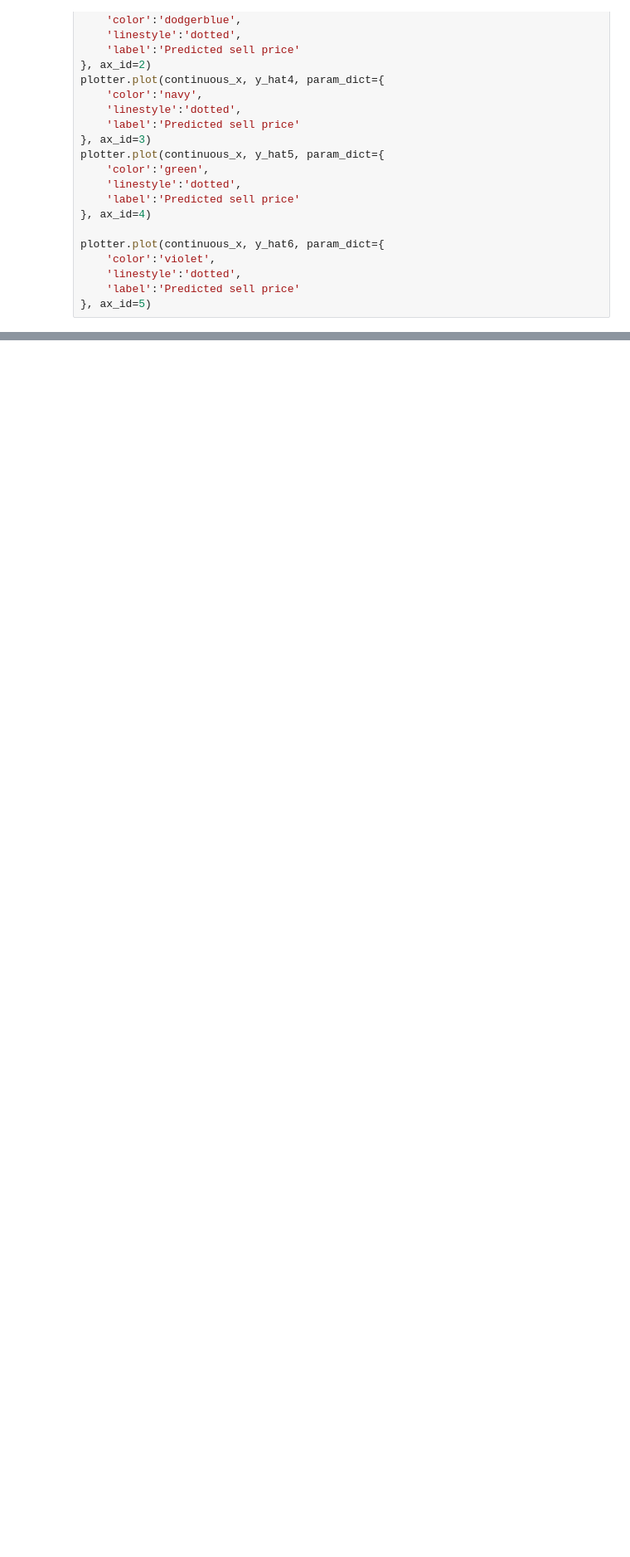
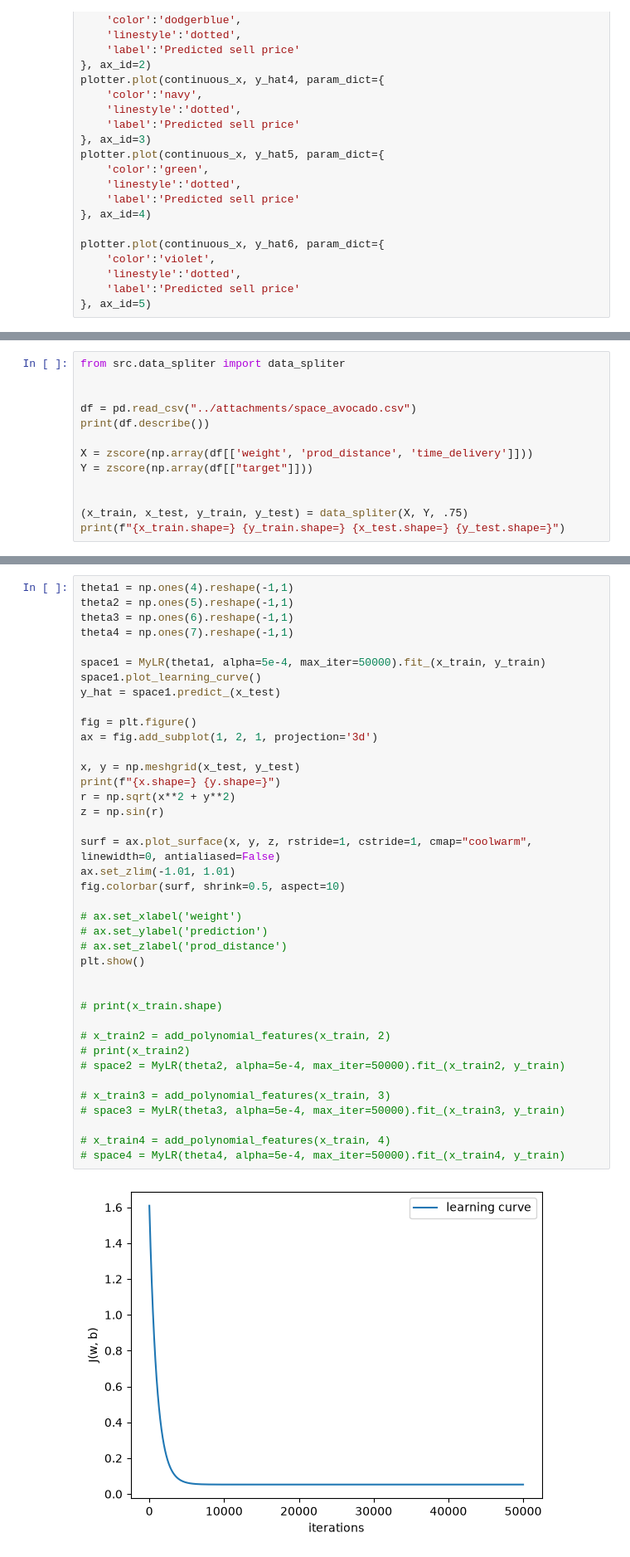
Before and after one commit to Pachiderms/bootcamp_ml, a Jupyter notebook: notebooks/notebook_module07.ipynb, the cells around one changed output, grey strips where cells are left out. Shown at 83% size. Cells and saved outputs as stored; diff of their text form; blank space fills up the shorter version.

```diff
--- a/notebooks/notebook_module07.ipynb
+++ b/notebooks/notebook_module07.ipynb
@@ -348,0 +347,13 @@ from src.data_spliter import data_spliter
+# %%
+from src.data_spliter import data_spliter
+
+
+df = pd.read_csv("../attachments/space_avocado.csv")
+print(df.describe())
+
+X = zscore(np.array(df[['weight', 'prod_distance', 'time_delivery']]))
+Y = zscore(np.array(df[["target"]]))
+
+
+(x_train, x_test, y_train, y_test) = data_spliter(X, Y, .75)
+print(f"{x_train.shape=} {y_train.shape=} {x_test.shape=} {y_test.shape=}")
@@ -348,0 +371,41 @@ from src.data_spliter import data_spliter
+# %%
+theta1 = np.ones(4).reshape(-1,1)
+theta2 = np.ones(5).reshape(-1,1)
+theta3 = np.ones(6).reshape(-1,1)
+theta4 = np.ones(7).reshape(-1,1)
+
+space1 = MyLR(theta1, alpha=5e-4, max_iter=50000).fit_(x_train, y_train)
+space1.plot_learning_curve()
+y_hat = space1.predict_(x_test)
+
+fig = plt.figure()
+ax = fig.add_subplot(1, 2, 1, projection='3d')
+
+x, y = np.meshgrid(x_test, y_test)
+print(f"{x.shape=} {y.shape=}")
+r = np.sqrt(x**2 + y**2)
+z = np.sin(r)
+
+surf = ax.plot_surface(x, y, z, rstride=1, cstride=1, cmap="coolwarm", linewidth=0, antialiased=False)
+ax.set_zlim(-1.01, 1.01)
+fig.colorbar(surf, shrink=0.5, aspect=10)
+
+# ax.set_xlabel('weight')
+# ax.set_ylabel('prediction')
+# ax.set_zlabel('prod_distance')
+plt.show()
+
+
+# print(x_train.shape)
+
+# x_train2 = add_polynomial_features(x_train, 2)
+# print(x_train2)
+# space2 = MyLR(theta2, alpha=5e-4, max_iter=50000).fit_(x_train2, y_train)
+
+# x_train3 = add_polynomial_features(x_train, 3)
+# space3 = MyLR(theta3, alpha=5e-4, max_iter=50000).fit_(x_train3, y_train)
+
+# x_train4 = add_polynomial_features(x_train, 4)
+# space4 = MyLR(theta4, alpha=5e-4, max_iter=50000).fit_(x_train4, y_train)
+# %% [output]
+[figure, added]
```
Also changed, not shown: parts of 3 cells of this notebook.
